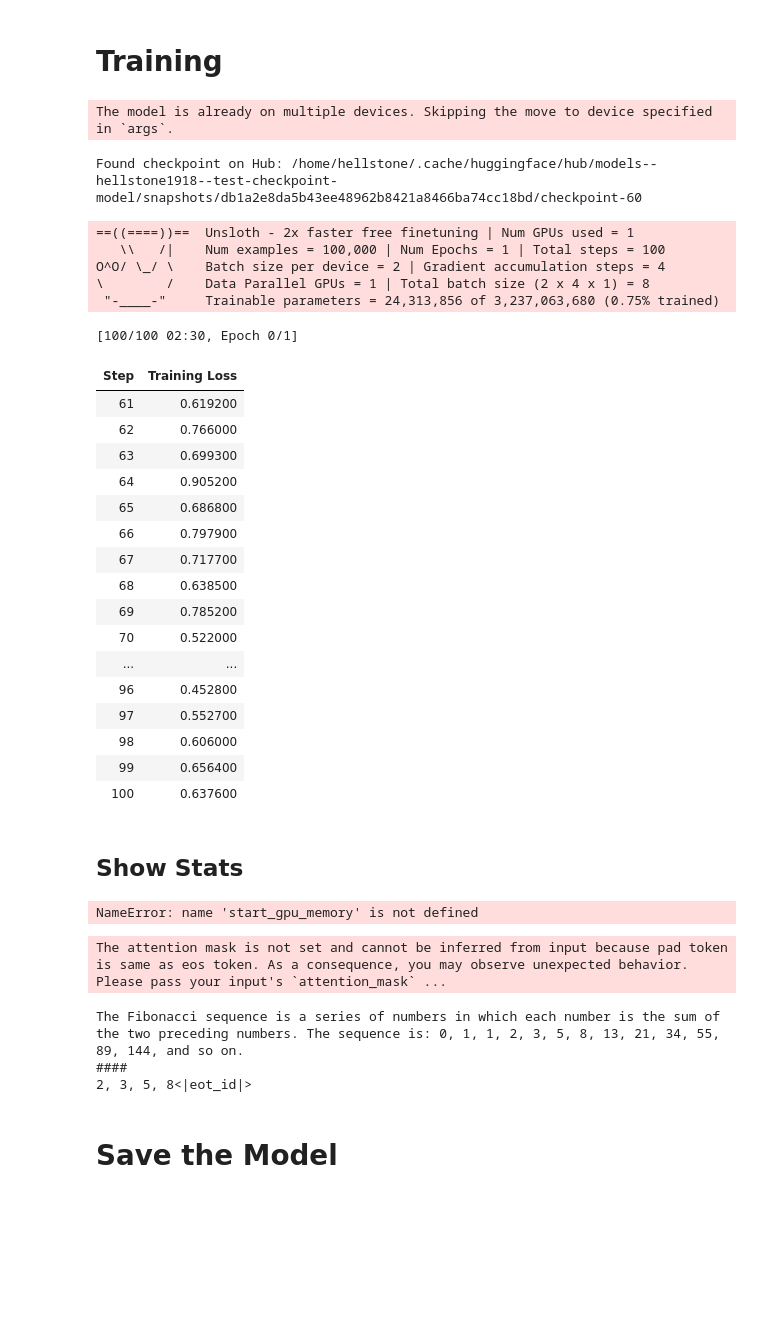
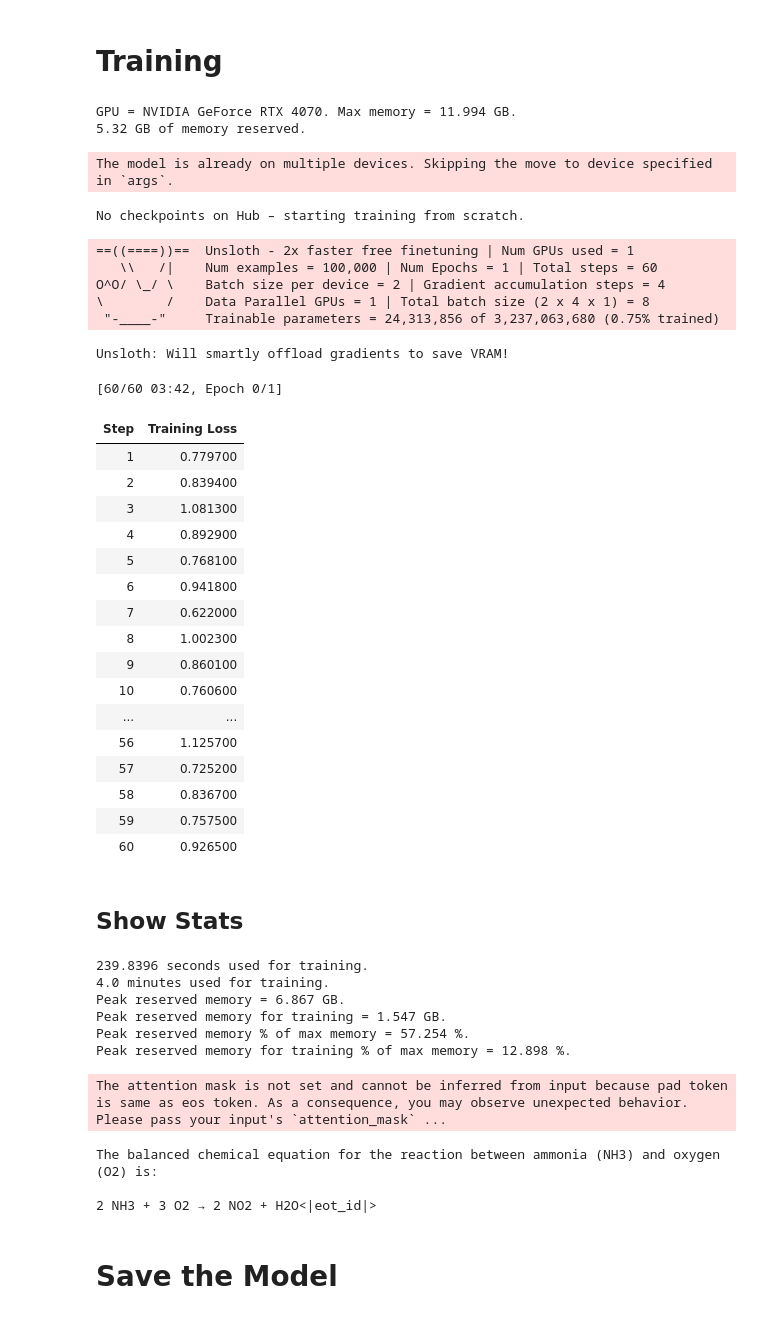
Before and after one commit to terahidro2003/ID2223_finetuning, a Jupyter notebook: ID2223_fine_tuning_.ipynb, the cells around one changed output. Saved outputs shown, nothing was run; the diff lists cells and outputs as text; code cells hidden in the pictures; blank space fills up the shorter version.

```diff
--- a/ID2223_fine_tuning_.ipynb
+++ b/ID2223_fine_tuning_.ipynb
@@ -13,7 +13,6 @@
 ## Constants
 # %%
 import os
-import sys
 
 if "google.colab" in str(get_ipython()):
   from google.colab import userdata
@@ -25,6 +24,6 @@ else:
   TOKEN = os.environ["HF_TOKEN"]
 
 MODEL_NAME = "unsloth/Llama-3.2-3B-Instruct-bnb-4bit"
-hub_repo = "hellstone1918/test-checkpoint-model"
+hub_repo = "hellstone1918/test-model"
 # %% [output]
 Defaulting to user installation because normal site-packages is not writeable
@@ -157,7 +153,7 @@ sft_config = SFTConfig(
     per_device_train_batch_size = 2,
     gradient_accumulation_steps = 4,
     warmup_steps     = 5,
-    max_steps        = 100,
+    max_steps        = 60,
     learning_rate    = 2e-4,
     fp16             = not is_bfloat16_supported(),
     bf16             = is_bfloat16_supported(),
@@ -234,44 +230,55 @@ def get_latest_hf_checkpoint(repo_id: str, cache_dir: str | None = None) -> str
     return latest_ckpt_path
 # %%
 from unsloth.chat_templates import train_on_responses_only
+
+#@title Show current memory stats
+gpu_stats = torch.cuda.get_device_properties(0)
+start_gpu_memory = round(torch.cuda.max_memory_reserved() / 1024 / 1024 / 1024, 3)
+max_memory = round(gpu_stats.total_memory / 1024 / 1024 / 1024, 3)
+print(f"GPU = {gpu_stats.name}. Max memory = {max_memory} GB.")
+print(f"{start_gpu_memory} GB of memory reserved.")
+
 trainer = train_on_responses_only(
     trainer,
     instruction_part = "<|start_header_id|>user<|end_header_id|>\n\n",
     response_part = "<|start_header_id|>assistant<|end_header_id|>\n\n",
 )
 latest_ckpt = get_latest_hf_checkpoint(hub_repo)
 if latest_ckpt is None:
     print("No checkpoints on Hub – starting training from scratch.")
     trainer_stats = trainer.train()
 else:
     print(f"Found checkpoint on Hub: {latest_ckpt}")
     trainer_stats = trainer.train(resume_from_checkpoint=latest_ckpt)
 # %% [output]
-The model is already on multiple devices. Skipping the move to device specified in `args`.
+GPU = NVIDIA GeForce RTX 4070. Max memory = 11.994 GB.
+5.32 GB of memory reserved.
-Found checkpoint on Hub: /home/hellstone/.cache/huggingface/hub/models--hellstone1918--test-checkpoint-model/snapshots/db1a2e8da5b43ee48962b8421a8466ba74cc18bd/checkpoint-60
+The model is already on multiple devices. Skipping the move to device specified in `args`.
-==((====))==  Unsloth - 2x faster free finetuning | Num GPUs used = 1
-   \\   /|    Num examples = 100,000 | Num Epochs = 1 | Total steps = 100
-O^O/ \_/ \    Batch size per device = 2 | Gradient accumulation steps = 4
-\        /    Data Parallel GPUs = 1 | Total batch size (2 x 4 x 1) = 8
- "-____-"     Trainable parameters = 24,313,856 of 3,237,063,680 (0.75% trained)
+No checkpoints on Hub – starting training from scratch.
-[100/100 02:30, Epoch 0/1]
+==((====))==  Unsloth - 2x faster free finetuning | Num GPUs used = 1
+   \\   /|    Num examples = 100,000 | Num Epochs = 1 | Total steps = 60
+O^O/ \_/ \    Batch size per device = 2 | Gradient accumulation steps = 4
+\        /    Data Parallel GPUs = 1 | Total batch size (2 x 4 x 1) = 8
+ "-____-"     Trainable parameters = 24,313,856 of 3,237,063,680 (0.75% trained)
+Unsloth: Will smartly offload gradients to save VRAM!
+[60/60 03:42, Epoch 0/1]
 | Step | Training Loss |
-| 61 | 0.619200 |
-| 62 | 0.766000 |
-| 63 | 0.699300 |
-| 64 | 0.905200 |
-| 65 | 0.686800 |
-| 66 | 0.797900 |
-| 67 | 0.717700 |
-| 68 | 0.638500 |
-| 69 | 0.785200 |
-| 70 | 0.522000 |
+| 1 | 0.779700 |
+| 2 | 0.839400 |
+| 3 | 1.081300 |
+| 4 | 0.892900 |
+| 5 | 0.768100 |
+| 6 | 0.941800 |
+| 7 | 0.622000 |
+| 8 | 1.002300 |
+| 9 | 0.860100 |
+| 10 | 0.760600 |
 | ... | ... |
-| 96 | 0.452800 |
-| 97 | 0.552700 |
-| 98 | 0.606000 |
-| 99 | 0.656400 |
-| 100 | 0.637600 |
+| 56 | 1.125700 |
+| 57 | 0.725200 |
+| 58 | 0.836700 |
+| 59 | 0.757500 |
+| 60 | 0.926500 |
 # %% [markdown]
 ## Show Stats
 # %%
@@ -287,12 +294,17 @@ print(f"Peak reserved memory for training = {used_memory_for_lora} GB.")
 print(f"Peak reserved memory % of max memory = {used_percentage} %.")
 print(f"Peak reserved memory for training % of max memory = {lora_percentage} %.")
 # %% [output]
-NameError: name 'start_gpu_memory' is not defined
+239.8396 seconds used for training.
+4.0 minutes used for training.
+Peak reserved memory = 6.867 GB.
+Peak reserved memory for training = 1.547 GB.
+Peak reserved memory % of max memory = 57.254 %.
+Peak reserved memory for training % of max memory = 12.898 %.
 # %%
 FastLanguageModel.for_inference(model) # Enable native 2x faster inference
 
 messages = [
-    {"role": "user", "content": "Continue the fibonnaci sequence: 1, 1, 2, 3, 5, 8,"},
+    {"role": "user", "content": "How would you balance the chemical equation for the reaction between ammonia (NH3) and oxygen (O2), which produces nitrogen dioxide (NO2) and water (H2O)?"},
 ]
 inputs = tokenizer.apply_chat_template(
     messages,
@@ -307,8 +319,8 @@ _ = model.generate(input_ids = inputs, streamer = text_streamer, max_new_tokens
                    use_cache = True, temperature = 1.5, min_p = 0.1)
 # %% [output]
 The attention mask is not set and cannot be inferred from input because pad token is same as eos token. As a consequence, you may observe unexpected behavior. Please pass your input's `attention_mask` ...
-The Fibonacci sequence is a series of numbers in which each number is the sum of the two preceding numbers. The sequence is: 0, 1, 1, 2, 3, 5, 8, 13, 21, 34, 55, 89, 144, and so on.
-####
-2, 3, 5, 8<|eot_id|>
+The balanced chemical equation for the reaction between ammonia (NH3) and oxygen (O2) is:
+
+2 NH3 + 3 O2 → 2 NO2 + H2O<|eot_id|>
 # %% [markdown]
 # Save the Model
```
Also changed, not shown: parts of 4 cells of this notebook.
